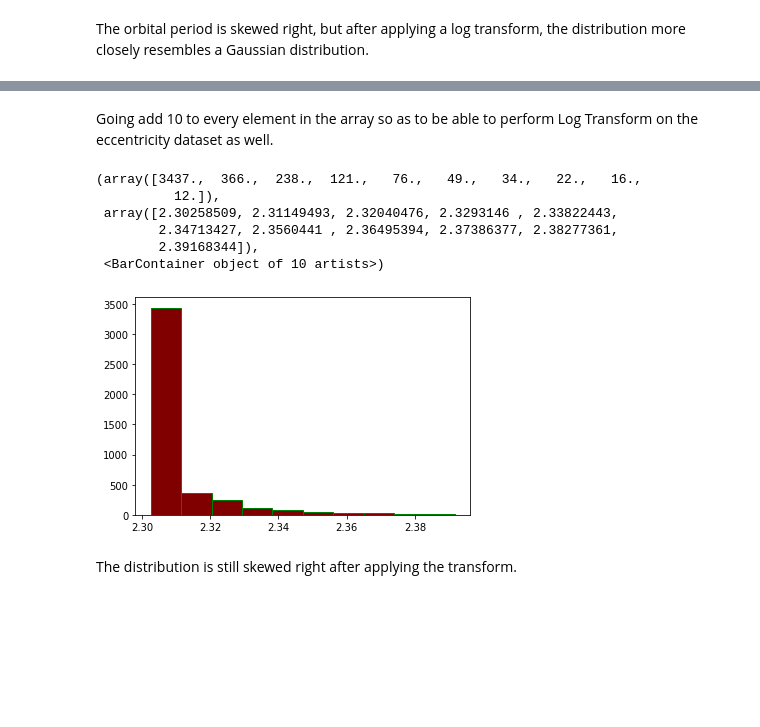
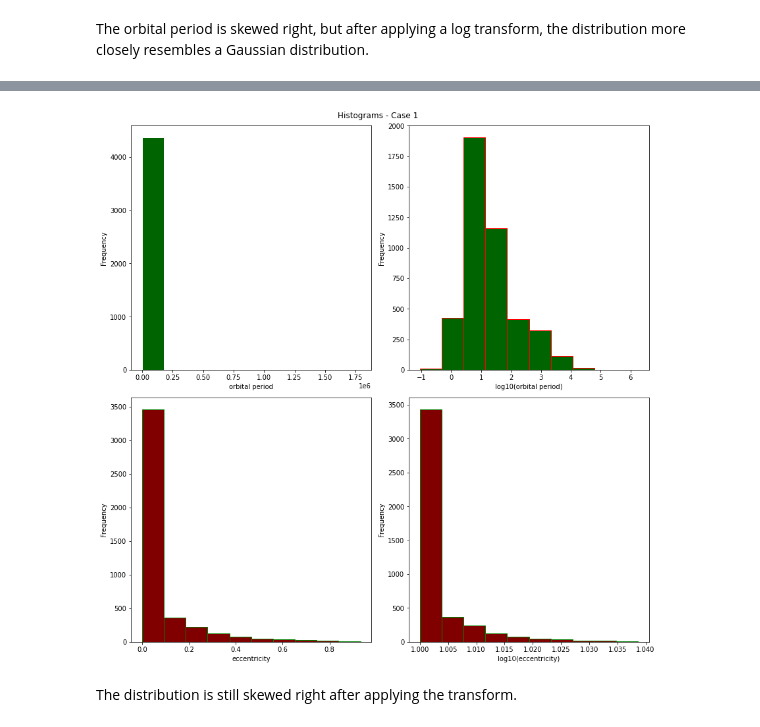
Before and after one commit to jbravo87/blog-projects, a Jupyter notebook: exoplanet_data_notebook.ipynb, the cells around one changed output, grey strips where cells are left out. Cells and saved outputs as stored; diff of their text form; code cells hidden in the pictures; blank space fills up the shorter version.

Commit message:
Finished all the initial historgrams as well as distributions of residuals for some of the models.

```diff
--- a/exoplanet_data_notebook.ipynb
+++ b/exoplanet_data_notebook.ipynb
@@ -223,19 +212,2 @@ plt.hist(orbper, color = "darkgreen", edgecolor = 'white')
 # %% [markdown]
 The orbital period is skewed right, but after applying a log transform, the distribution more closely resembles a Gaussian distribution.
-# %%
-fig1, ax1 = plt.subplots(2, 2,figsize = (9, 9))
-
-ax1[0, 0].hist(orbper, color = 'darkgreen', edgecolor = 'white')
-ax1[0, 0].set_title('orbital period')
-orbper_log = np.log(orbper)
-ax1[0, 1].hist(orbper_log, color = "darkgreen", edgecolor = 'red')
-ax1[0, 1].set_title('log(orbital period)')
-ax1[1, 0].hist(eccen, color = "maroon", edgecolor = 'green')
-ax1[1, 0].set_title('eccentricity')
-ax1[1, 1].hist(eccen_log, color = "maroon", edgecolor = 'green')
-ax1[1, 1].set_title('log(eccentricity)')
-
-for ax in ax1.flat:
-    ax.set(ylabel = 'distribution')
-
-fig1.tight_layout()
@@ -255,20 +214,26 @@ plt.hist(orbper_log, color = "darkgreen", edgecolor = 'red')
-# %% [markdown]
-Going add 10 to every element in the array so as to be able to perform Log Transform on the eccentricity dataset as well.
-# %%
-eccen_2 = eccen + 10
-eccen_log = np.log(eccen + 10)
-#eccen_log = np.log(eccen_2)
-#plt.hist(eccen_log, color = "maroon", edgecolor = 'green')
-eccen_exp = np.exp(eccen)
-plt.hist(eccen_log, color = "maroon", edgecolor = 'green')
-# %% [output]
-(array([3437.,  366.,  238.,  121.,   76.,   49.,   34.,   22.,   16.,
-          12.]),
- array([2.30258509, 2.31149493, 2.32040476, 2.3293146 , 2.33822443,
-        2.34713427, 2.3560441 , 2.36495394, 2.37386377, 2.38277361,
-        2.39168344]),
- <BarContainer object of 10 artists>)
-[figure, removed]
+# %%
+# First, perform log base 10 transform
+orbper_log = np.log10(orbper)
+eccen_log = np.log10(eccen + 10)
+# Plotting Logic
+fig1, ax1 = plt.subplots(2, 2,figsize = (12, 12))
+fig1.suptitle('Histograms - Case 1')
+ax1[0, 0].hist(orbper, color = 'darkgreen', edgecolor = 'white')
+#ax1[0, 0].set_title('') #<- use this logic to give each plot its own title.
+ax1[0, 0].set(xlabel = 'orbital period')
+ax1[0, 1].hist(orbper_log, color = "darkgreen", edgecolor = 'red')
+ax1[0, 1].set(xlabel = 'log10(orbital period)')
+ax1[1, 0].hist(eccen, color = "maroon", edgecolor = 'green')
+ax1[1, 0].set(xlabel = 'eccentricity')
+ax1[1, 1].hist(eccen_log, color = "maroon", edgecolor = 'green')
+ax1[1, 1].set(xlabel = 'log10(eccentricity)')
+
+for ax in ax1.flat:
+    ax.set(ylabel = 'Frequency')
+plt.savefig('histograms_1.png')
+fig1.tight_layout()
+# %% [output]
+[figure, added]
 # %% [markdown]
 The distribution is still skewed right after applying the transform.
 # %% [markdown]
```
Also changed, not shown: parts of 135 cells of this notebook.
